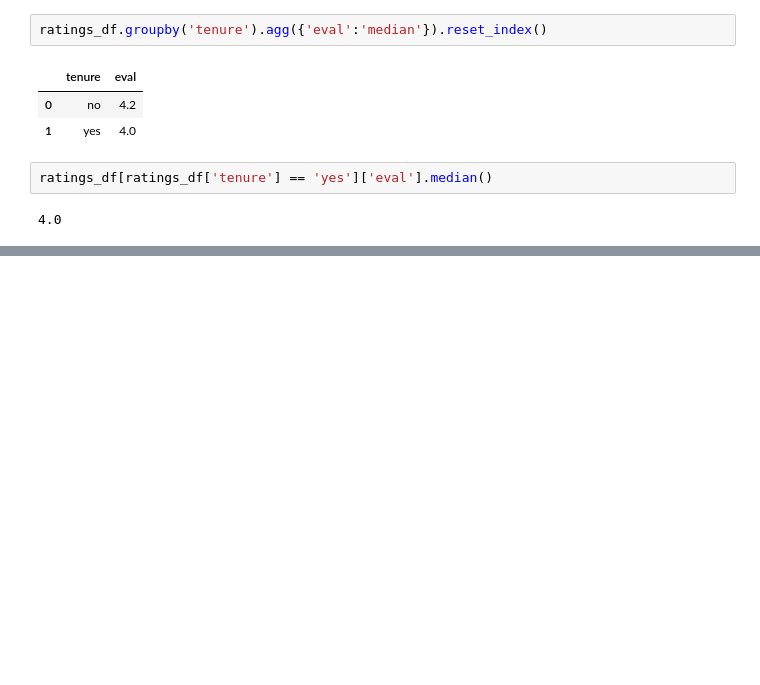
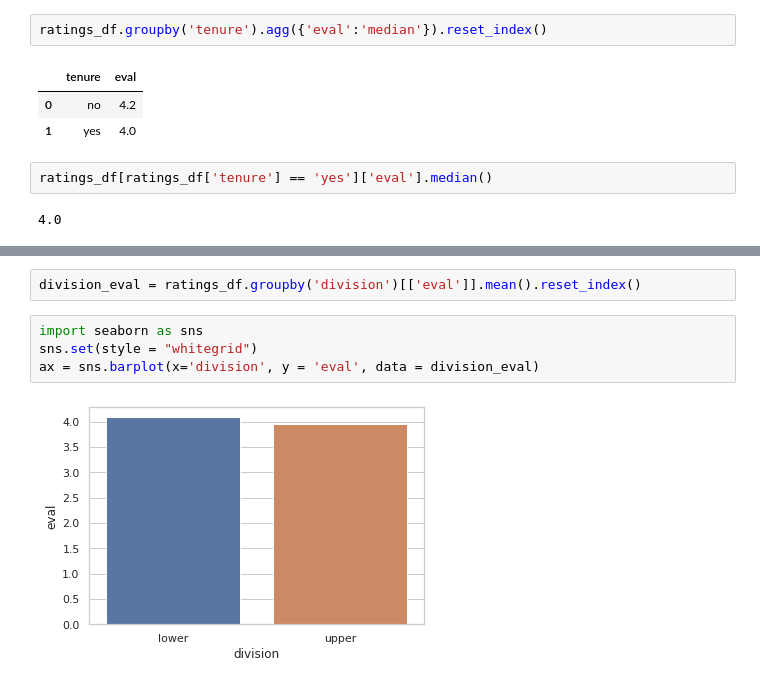
Before and after one commit to Muhliscm/Course-era-captone, a Jupyter notebook: statistics.ipynb, the cells around one changed output, grey strips where cells are left out. Saved outputs shown, nothing was run; the diff lists cells and outputs as text; blank space fills up the shorter version.

```diff
--- a/statistics.ipynb
+++ b/statistics.ipynb
@@ -139,0 +188,8 @@ ratings_df[ratings_df['tenure'] == 'yes']['eval'].median()
+# %%
+division_eval = ratings_df.groupby('division')[['eval']].mean().reset_index()
+# %%
+import seaborn as sns
+sns.set(style = "whitegrid")
+ax = sns.barplot(x='division', y = 'eval', data = division_eval)
+# %% [output]
+[figure, added]
```
Also changed, not shown: parts of 14 cells of this notebook.
